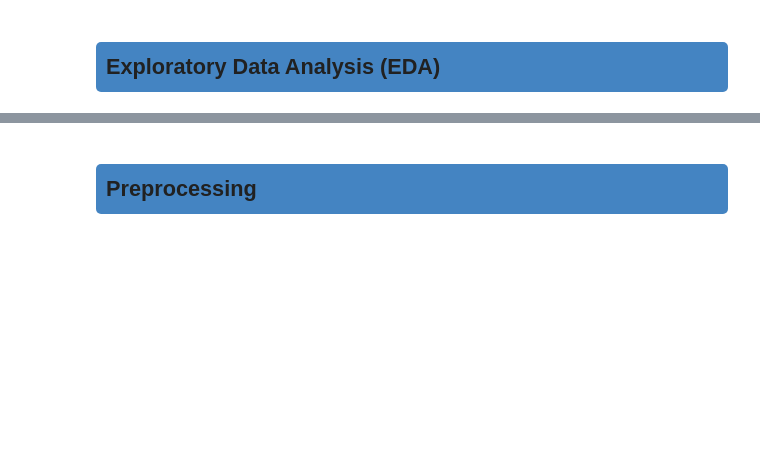
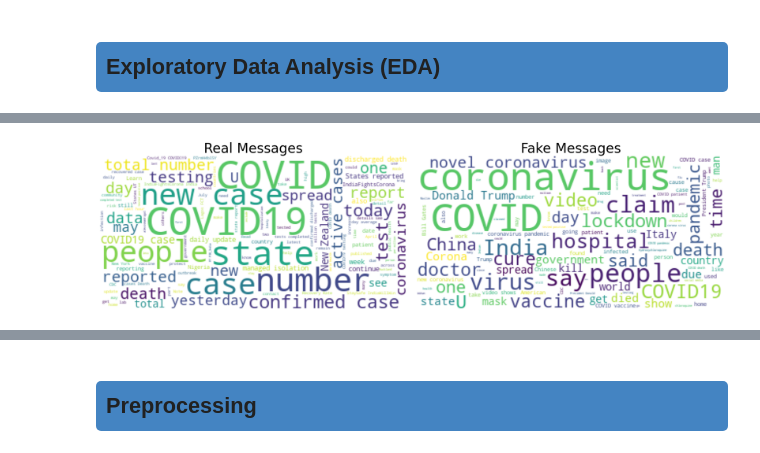
Before and after one commit to MiguelAruiz/MachineLearning-24-25-ProgressTasks, a Jupyter notebook: Progress_Task_3/Preprocessing.ipynb, the cells around one changed output, grey strips where cells are left out. Drawn from its saved outputs; the diff is of its cells as text; code cells hidden in the pictures; blank space fills up the shorter version.

Commit message:
EDA add link and hashtag analysis

```diff
--- a/Progress_Task_3/Preprocessing.ipynb
+++ b/Progress_Task_3/Preprocessing.ipynb
@@ -19,0 +57,2 @@ Source: [Fighting an Infodemic: COVID-19 Fake News Dataset](https://arxiv.org/pd
+# %%
+tweets = tweets.astype({"tweet": "string", "label":"category"})
@@ -19,0 +154,27 @@ Source: [Fighting an Infodemic: COVID-19 Fake News Dataset](https://arxiv.org/pd
+# %%
+# group messages by label
+real_messages = (" ").join(tweets["tweet"][tweets['label'] == 'real'])
+fake_messages = (" ").join(tweets["tweet"][tweets['label'] == 'fake'])
+# %%
+# we'll have to deal with stopwords and other useless words or links later
+stopwords_wordcloud = set(stopwords.words('english'))
+stopwords_wordcloud.update(['https', 'co', 't'])
+# %%
+plt.figure(figsize=(20, 10))
+messages = [real_messages, fake_messages]
+titles = ["Real Messages", "Fake Messages"]
+
+for idx, text in enumerate(messages):
+    plt.subplot(1, 2, idx + 1)
+    # set max_font_size to get more words
+    wordcloud = WordCloud(background_color='white', max_font_size=50, random_state=42,
+                          stopwords=stopwords_wordcloud).generate(text)
+    plt.imshow(wordcloud, interpolation='bilinear')
+    plt.axis("off")
+    plt.title(titles[idx], fontsize=30)
+
+plt.subplots_adjust(wspace=0.3)
+plt.tight_layout(pad=2.0)
+plt.show()
+# %% [output]
+[figure, added]
```
Also changed, not shown: parts of 32 cells of this notebook, 1 other file.
